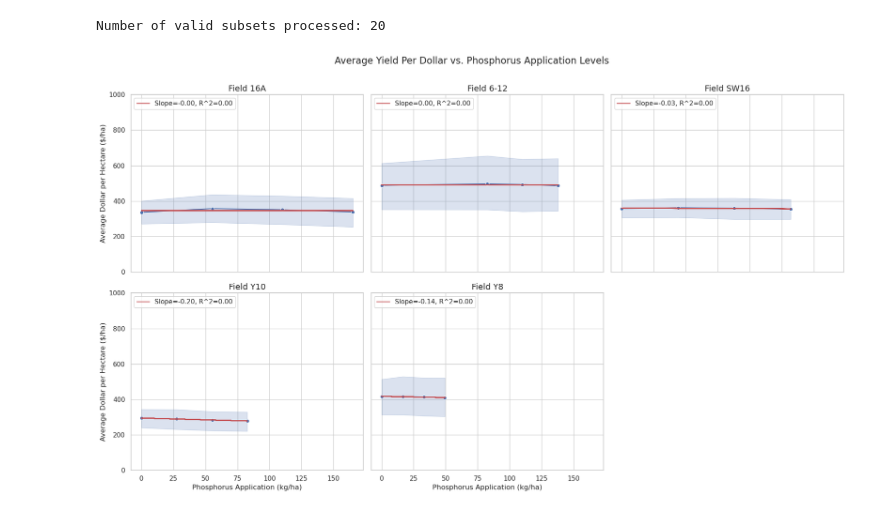
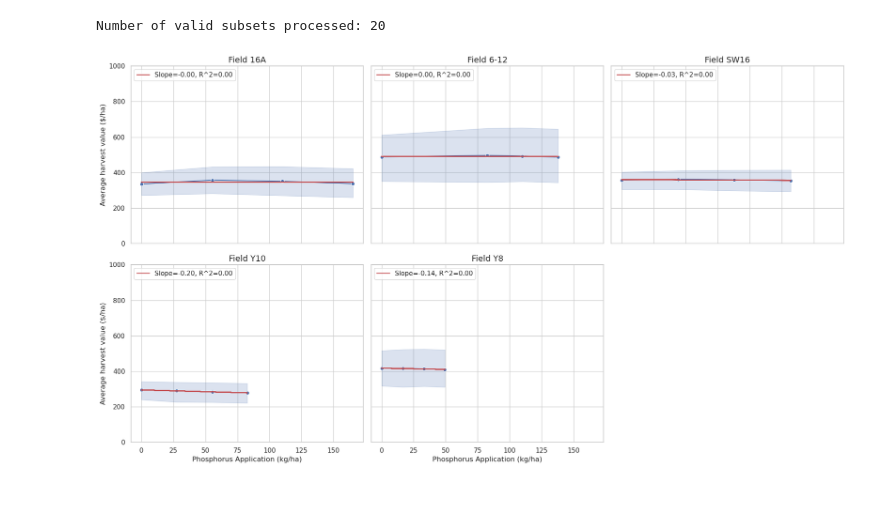
Before and after one commit to bo-maxwell-stevens/temple-phosphorus, a Jupyter notebook: 07_plotting_full_scinet_rf_output_zones.ipynb, the cells around one changed output. Drawn from its saved outputs; the diff is of its cells as text; code cells hidden in the pictures.

Commit message:
Changing supplemental figures

```diff
--- a/07_plotting_full_scinet_rf_output_zones.ipynb
+++ b/07_plotting_full_scinet_rf_output_zones.ipynb
@@ -887,33 +887,33 @@ for index, field in enumerate(fields):
     field_df = plotting_df[plotting_df['field'] == field].copy()
     field_df.loc[:,'x_metric'] = field_df.loc[:,'x_metric'] * 0.436 # Converting to P from P2O5
 
     # Plotting the line plot for the current field
     sns.lineplot(x='x_metric', y='dollars_per_ha_minus_cost', data=field_df, ax=axes_flat[index], marker='o')
 
     # Compute regression statistics
     slope, intercept, r_value, p_value, std_err = linregress(field_df['x_metric'], field_df['dollars_per_ha_minus_cost'])
     axes_flat[index].plot(field_df['x_metric'], intercept + slope*field_df['x_metric'], 'r', label=f'Slope={slope:.2f}, R^2={r_value**2:.2f}')
 
     # Set title for each subplot
     axes_flat[index].set_title(f'Field {field}', fontsize=14)
 
     # Display the legend for the current field's subplot
     axes_flat[index].legend(loc='upper left')
 
     # Set x and y labels for the first subplot only
     if index == 0 or index == 3:
-        axes_flat[index].set_ylabel('Average Dollar per Hectare ($/ha)', fontsize=12)
+        axes_flat[index].set_ylabel('Average harvest value ($/ha)', fontsize=12)
     else:
         axes_flat[index].set_ylabel('')
 
     axes_flat[index].set_xlabel('Phosphorus Application (kg/ha)', fontsize=12)
     axes_flat[index].set_ylim(0, 1000)
 
 # Remove the plot from the last subplot (making it empty)
 axes_flat[-1].axis('off')
 
 plt.tight_layout()
-plt.suptitle('Average Yield Per Dollar vs. Phosphorus Application Levels', fontsize=16, y=1.05)
+# plt.suptitle('Average Yield Per Dollar vs. Phosphorus Application Levels', fontsize=16, y=1.05)
 plt.savefig('Output/Figures/Economics_rf_total_revenue.jpg', bbox_inches = 'tight', dpi = 300)
 # %% [output]
-[figure, old version]
+[figure, new version]
```
Also changed, not shown: parts of 3 cells of this notebook, 4 other files.
